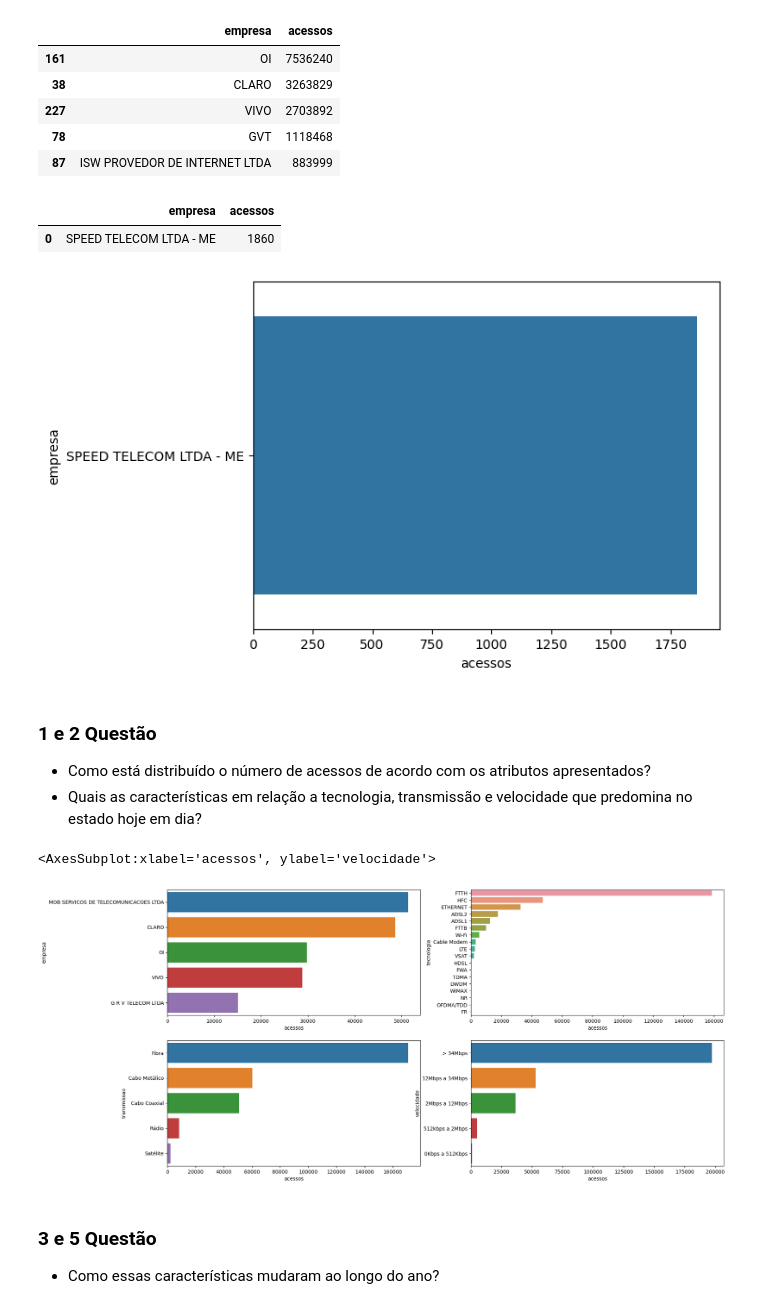
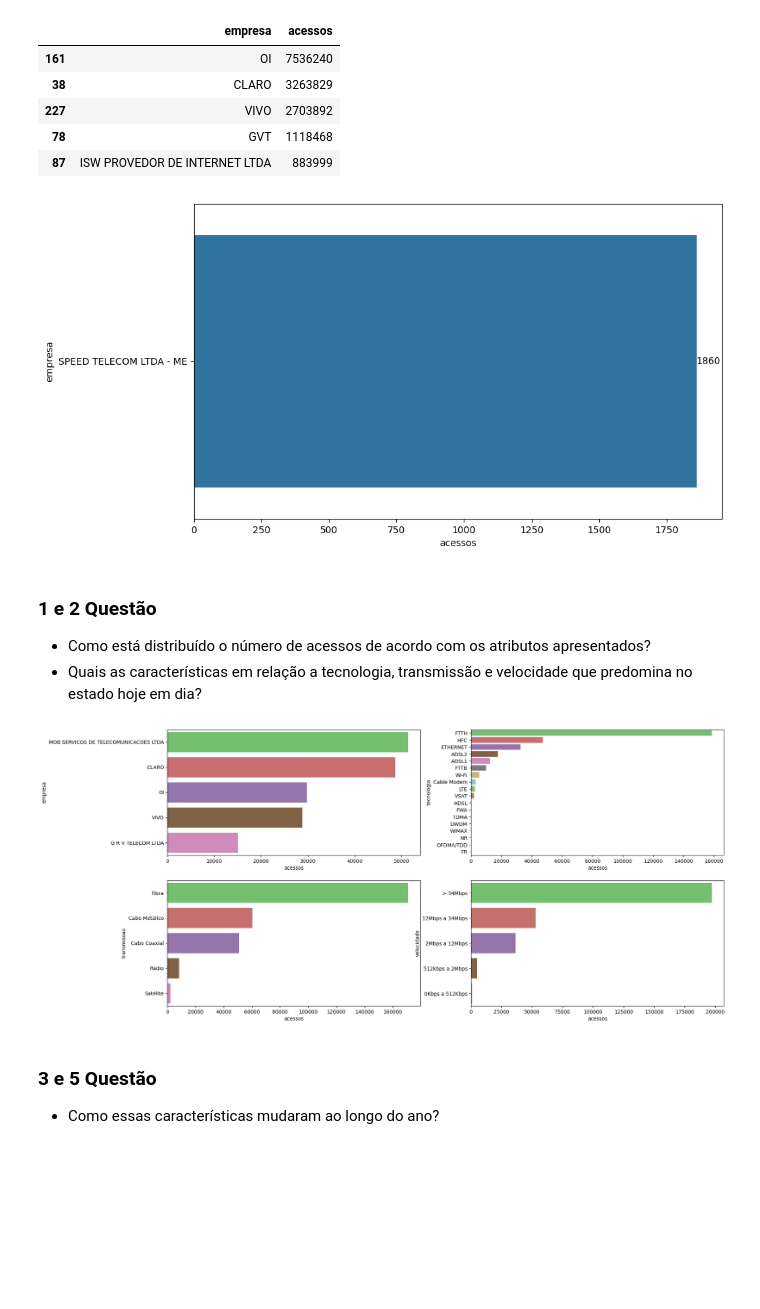
Before and after one commit to Jownao/dive_datascience, a Jupyter notebook: lab/02_Analise_dados_banda_larga.ipynb, the cells around one changed output. Drawn from its saved outputs; the diff is of its cells as text; code cells hidden in the pictures; blank space fills up the shorter version.

```diff
--- a/lab/02_Analise_dados_banda_larga.ipynb
+++ b/lab/02_Analise_dados_banda_larga.ipynb
@@ -90,0 +107,9 @@ dtype: object
+# %%
+# Trend de contratos 2007- 2021 (POR PORTE DE EMPRESA)
+bar = sns.barplot(data=data_mes, x="ano",y="acessos", hue="porte_empresa", palette=colors)
+bar.set(xlabel='Anos',ylabel='Contratos')
+plt.title('Quantidade de contratos por portre de empresa')
+plt.rcParams["figure.figsize"] = (15, 8)
+bar.bar_label(bar.containers[0])
+bar.bar_label(bar.containers[1])
+plt.show()
@@ -90,0 +123,8 @@ dtype: object
+# %%
+# Trend de contratos 2007- 2021
+bar = sns.barplot(data=data_mes, x="ano",y="Count")
+bar.set(xlabel='Anos',ylabel='Contratos')
+plt.title('Quantidade de contratos ao longo dos anos')
+plt.rcParams["figure.figsize"] = (10, 6)
+bar.bar_label(bar.containers[0])
+plt.show()
@@ -125,20 +169,18 @@ acessos5
 # %%
 # Minha internet - teste
 
 data_estado.loc[(data_estado['empresa']) == 'SPEED TELECOM LTDA - ME']
 
 teste = data_estado.query("ano == 2022 and mes == 2 and empresa == 'SPEED TELECOM LTDA - ME'")
-teste
+
 
 empresa_x = teste.groupby("empresa")['acessos'].sum()
 fsum_empresa_x = convert_sums_frame(empresa_x, ['empresa','acessos'])
-acessos5_x = fsum_empresa_x.sort_values(by='acessos',
-                      ascending=False ).head()
-acessos5_x
+acessos5_x = fsum_empresa_x.sort_values(by='acessos', ascending=False ).head()
 
-sns.barplot(data=acessos5_x, x="acessos",y="empresa")
-acessos5_x
+
+bar = sns.barplot(data=acessos5_x, x="acessos",y="empresa", palette=colors)
+bar.bar_label(bar.containers[0])
+plt.show()
 # %% [output]
-|  | empresa | acessos |
-| 0 | SPEED TELECOM LTDA - ME | 1860 |
-[figure, old version]
+[figure, new version]
@@ -150,28 +214,9 @@ acessos5_x
 # %%
 # Número de acessos com outros atributos - Relação
 
+# Data atual
 empresa_atual = data_estado.query("ano == 2022 and mes == 2")
-empresa_atual
 
-counts_empresa = empresa_atual[['empresa']].value_counts()
-frame_empresa = convert_sums_frame(counts_empresa, ['empresa','total'])
-frame_empresa
-
-counts_acessos = empresa_atual[['acessos']].value_counts()
-frame_acessos = convert_sums_frame(counts_acessos, ['acessos','total'])
-frame_acessos
-
-counts_tecnologia = empresa_atual[['tecnologia']].value_counts()
-frame_tecnologia = convert_sums_frame(counts_tecnologia, ['tecnologia','total'])
-frame_tecnologia
-
-counts_transmissao = empresa_atual[['transmissao']].value_counts()
-frame_transmissao = convert_sums_frame(counts_transmissao, ['transmissao','total'])
-frame_transmissao
-
-counts_velocidade = empresa_atual[['velocidade']].value_counts()
-frame_velocidade = convert_sums_frame(counts_velocidade, ['velocidade','total'])
-frame_velocidade
 
 sum_empresa = empresa_atual.groupby("empresa")['acessos'].sum()
 frame_sum_empresa = convert_sums_frame(sum_empresa, ['empresa','acessos'])
@@ -179,31 +224,29 @@ frame_sum_empresa = frame_sum_empresa.sort_values(by='acessos', ascending=False)
 
 
 cinco_mais = frame_sum_empresa[:5]
-cinco_mais
+
 
 sum_tecnologia = empresa_atual.groupby("tecnologia")['acessos'].sum()
 frame_sum_tecnologia = convert_sums_frame(sum_tecnologia, ['tecnologia','acessos'])
 frame_sum_tecnologia = frame_sum_tecnologia.sort_values(by='acessos', ascending=False)
-frame_sum_tecnologia
 
 sum_transmissao = empresa_atual.groupby("transmissao")['acessos'].sum()
 frame_sum_transmissao = convert_sums_frame(sum_transmissao, ['transmissao','acessos'])
 frame_sum_transmissao = frame_sum_transmissao.sort_values(by='acessos', ascending=False)
-frame_sum_transmissao
 
 sum_velocidade = empresa_atual.groupby("velocidade")['acessos'].sum()
 frame_sum_velocidade = convert_sums_frame(sum_velocidade, ['velocidade','acessos'])
 frame_sum_velocidade = frame_sum_velocidade.sort_values(by='acessos', ascending=False)
-frame_sum_velocidade
 
 fig, axs = plt.subplots(ncols=2,nrows=2,figsize=(20,10))
-sns.barplot(data=cinco_mais,x='acessos',y='empresa',ax=axs[0][0])
-sns.barplot(data=frame_sum_tecnologia,x='acessos', y='tecnologia',ax=axs[0][1])
-sns.barplot(data=frame_sum_transmissao,x='acessos',y='transmissao',ax=axs[1][0])
-sns.barplot(data=frame_sum_velocidade,x='acessos',y='velocidade',ax=axs[1][1])
+sns.barplot(data=cinco_mais,x='acessos',y='empresa',ax=axs[0][0],palette=colors)
+sns.barplot(data=frame_sum_tecnologia,x='acessos', y='tecnologia',ax=axs[0][1],palette=colors)
+sns.barplot(data=frame_sum_transmissao,x='acessos',y='transmissao',ax=axs[1][0],palette=colors)
+sns.barplot(data=frame_sum_velocidade,x='acessos',y='velocidade',ax=axs[1][1],palette=colors)
+
+plt.show()
 # %% [output]
-<AxesSubplot:xlabel='acessos', ylabel='velocidade'>
-[figure, old version]
+[figure, new version]
 # %% [markdown]
 ### 3 e 5 Questão
 
```
Also changed, not shown: parts of 23 cells of this notebook.
